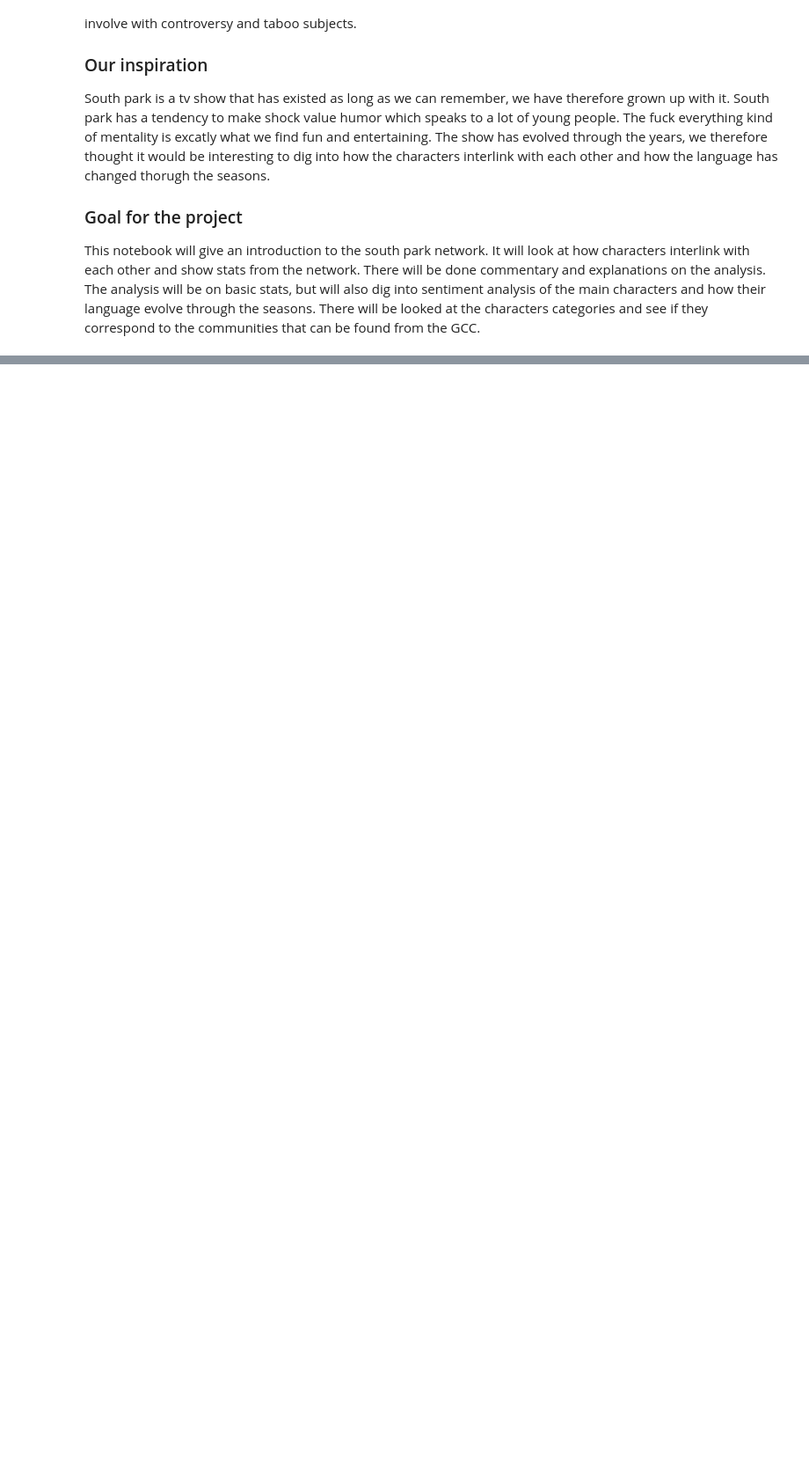
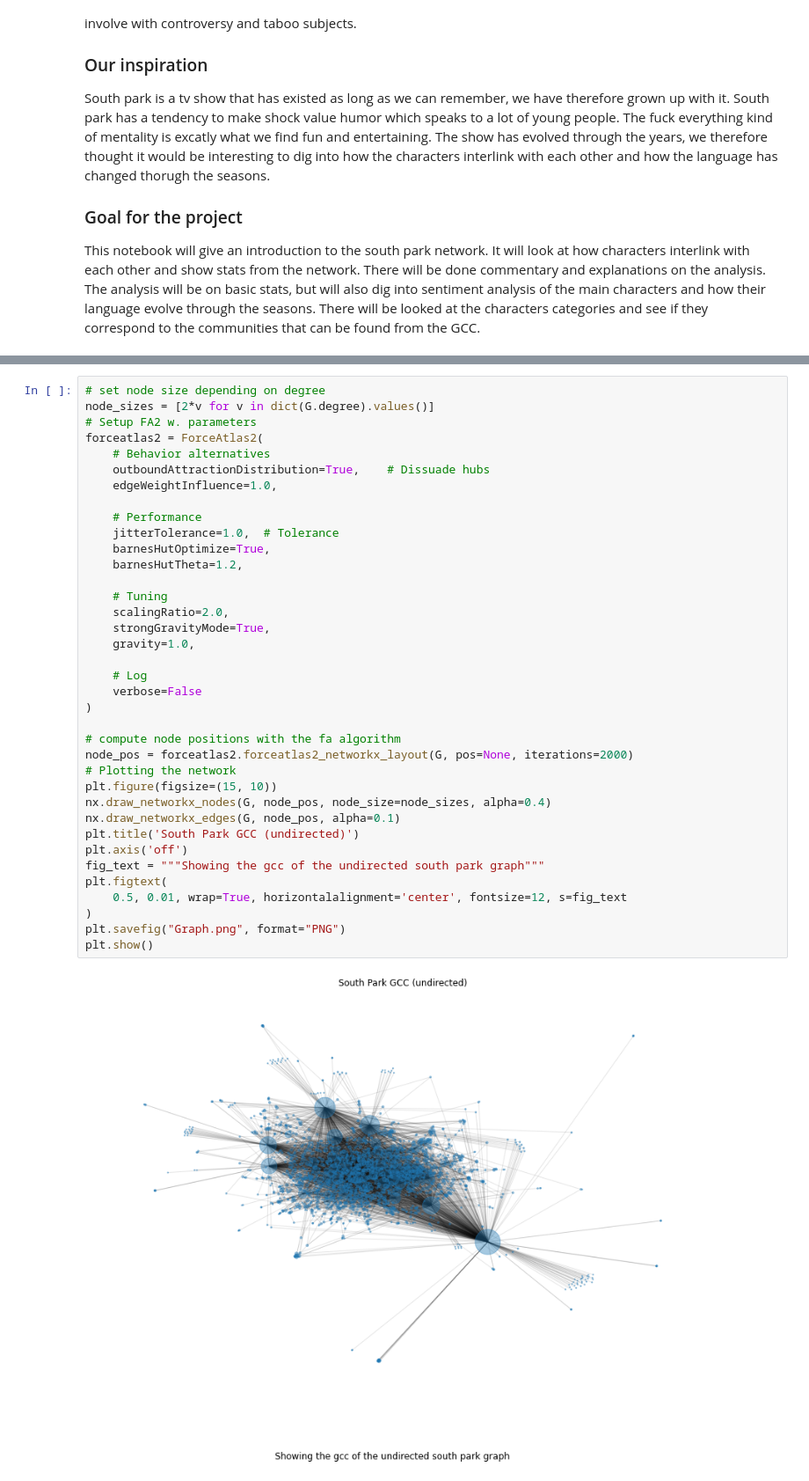
Before and after one commit to marcuskbrandt/socialgraphs, a Jupyter notebook: Explainer notebook - SP.ipynb, the cells around one changed output, grey strips where cells are left out. Shown: that part at 88% size. Drawn from its saved outputs; the diff is of its cells as text; blank space fills up the shorter version.

```diff
--- a/Explainer notebook - SP.ipynb
+++ b/Explainer notebook - SP.ipynb
@@ -14,0 +75,39 @@ Regex has been used to subtract the characters. The pattern is as followed $[[ch
+# %%
+# set node size depending on degree
+node_sizes = [2*v for v in dict(G.degree).values()]
+# Setup FA2 w. parameters
+forceatlas2 = ForceAtlas2(
+    # Behavior alternatives
+    outboundAttractionDistribution=True,    # Dissuade hubs
+    edgeWeightInfluence=1.0,
+
+    # Performance
+    jitterTolerance=1.0,  # Tolerance
+    barnesHutOptimize=True,
+    barnesHutTheta=1.2,
+
+    # Tuning
+    scalingRatio=2.0,
+    strongGravityMode=True,
+    gravity=1.0,
+
+    # Log
+    verbose=False
+)
+
+# compute node positions with the fa algorithm
+node_pos = forceatlas2.forceatlas2_networkx_layout(G, pos=None, iterations=2000)
+# Plotting the network
+plt.figure(figsize=(15, 10))
+nx.draw_networkx_nodes(G, node_pos, node_size=node_sizes, alpha=0.4)
+nx.draw_networkx_edges(G, node_pos, alpha=0.1)
+plt.title('South Park GCC (undirected)')
+plt.axis('off')
+fig_text = """Showing the gcc of the undirected south park graph"""
+plt.figtext(
+    0.5, 0.01, wrap=True, horizontalalignment='center', fontsize=12, s=fig_text
+)
+plt.savefig("Graph.png", format="PNG")
+plt.show()
+# %% [output]
+[figure, added]
```
Also changed, not shown: parts of 13 cells of this notebook.
